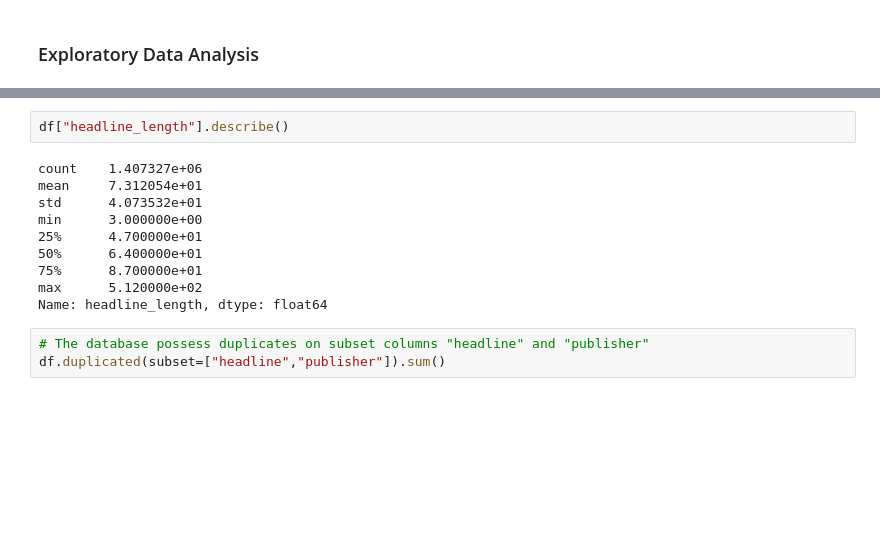
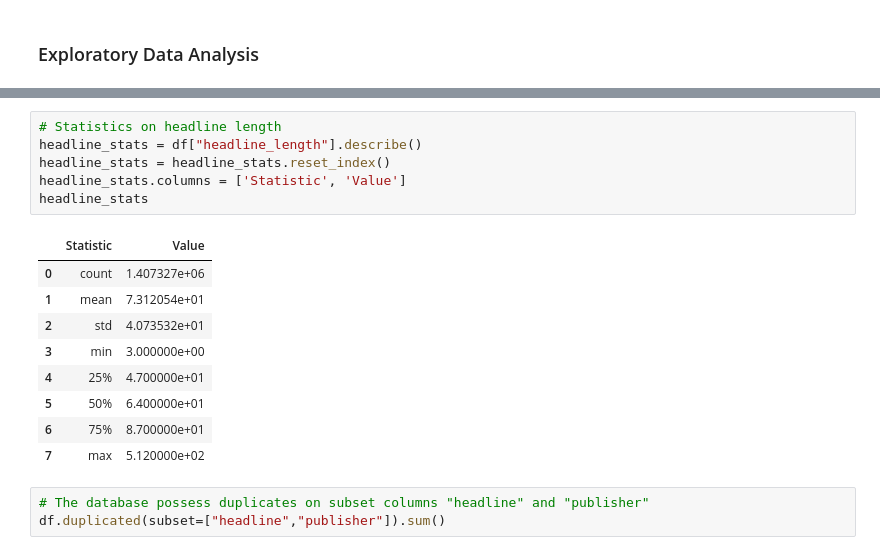
Before and after one commit to Cabrel17/Financial_news_sentiment_analysis, a Jupyter notebook: notebooks/Exploratory_data_analysis.ipynb, the cells around one changed output, grey strips where cells are left out. Drawn from its saved outputs; the diff is of its cells as text; blank space fills up the shorter version.

```diff
--- a/notebooks/Exploratory_data_analysis.ipynb
+++ b/notebooks/Exploratory_data_analysis.ipynb
@@ -55,17 +56,21 @@ df.head()
 | 2020-05-22 16:45:06+00:00 | 46 Stocks Moving In Friday's Mid-... | https://www.benzinga.com/news/20/... | Lisa Levin | A | 44 |
 | 2020-05-22 15:38:59+00:00 | B of A Securities Maintains Neutr... | https://www.benzinga.com/news/20/... | Vick Meyer | A | 87 |
 # %%
-df["headline_length"].describe()
+# Statistics on headline length
+headline_stats = df["headline_length"].describe()
+headline_stats = headline_stats.reset_index()
+headline_stats.columns = ['Statistic', 'Value']
+headline_stats
 # %% [output]
-count    1.407327e+06
-mean     7.312054e+01
-std      4.073532e+01
-min      3.000000e+00
-25%      4.700000e+01
-50%      6.400000e+01
-75%      8.700000e+01
-max      5.120000e+02
-Name: headline_length, dtype: float64
+|  | Statistic | Value |
+| 0 | count | 1.407327e+06 |
+| 1 | mean | 7.312054e+01 |
+| 2 | std | 4.073532e+01 |
+| 3 | min | 3.000000e+00 |
+| 4 | 25% | 4.700000e+01 |
+| 5 | 50% | 6.400000e+01 |
+| 6 | 75% | 8.700000e+01 |
+| 7 | max | 5.120000e+02 |
 # %%
 # The database possess duplicates on subset columns "headline" and "publisher"
 df.duplicated(subset=["headline","publisher"]).sum()
```
Also changed, not shown: parts of 6 cells of this notebook.
